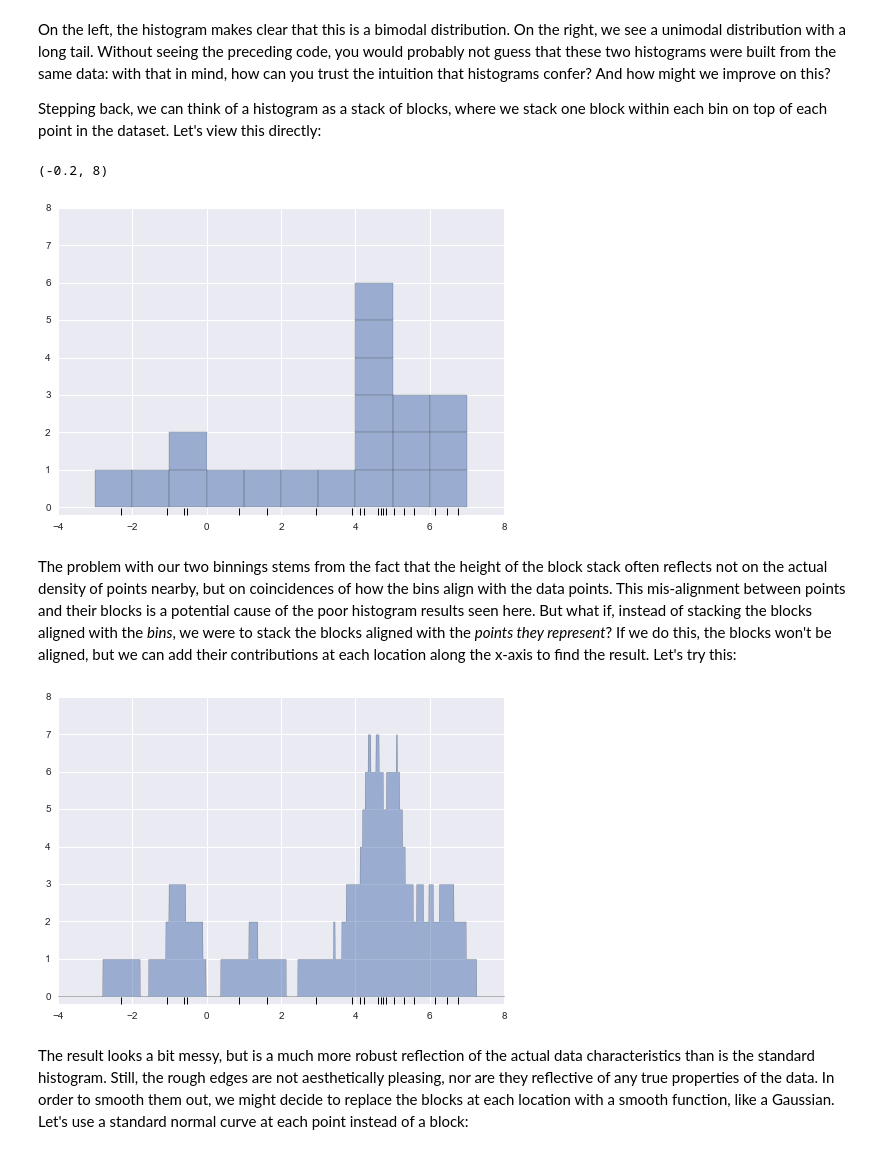
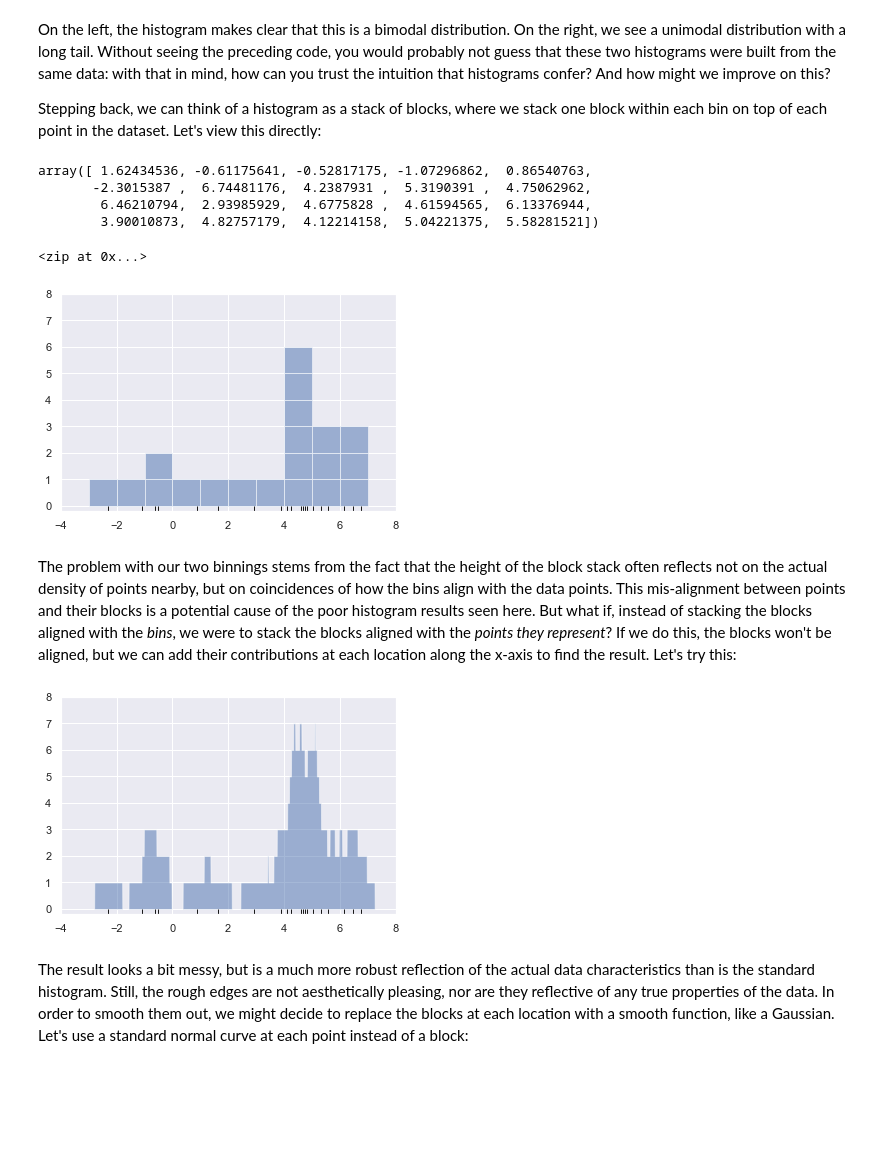
Before and after one commit to Mar111tiN/PythonDataScienceHandbook, a Jupyter notebook: notebooks/05.13-Kernel-Density-Estimation.ipynb, the cells around one changed output. Saved outputs shown, nothing was run; the diff lists cells and outputs as text; code cells hidden in the pictures; blank space fills up the shorter version.

```diff
--- a/notebooks/05.13-Kernel-Density-Estimation.ipynb
+++ b/notebooks/05.13-Kernel-Density-Estimation.ipynb
@@ -34,10 +34,12 @@ A histogram divides the data into discrete bins, counts the number of points tha
 
 For example, let's create some data that is drawn from two normal distributions:
 # %%
-def make_data(N, f=0.3, rseed=1):
+def make_data(N, fraction=0.3, rseed=1):
     rand = np.random.RandomState(rseed)
+    # get random numbers spread around 0
     x = rand.randn(N)
-    x[int(f * N):] += 5
+    # for a fraction (1-f), get random numbers spread around 5
+    x[int(fraction * N):] += 5
     return x
 
 x = make_data(1000)
@@ -71,7 +76,7 @@ fig, ax = plt.subplots(1, 2, figsize=(12, 4),
                                    'ylim':(-0.02, 0.3)})
 fig.subplots_adjust(wspace=0.05)
 for i, offset in enumerate([0.0, 0.6]):
-    ax[i].hist(x, bins=bins + offset, normed=True)
-    ax[i].plot(x, np.full_like(x, -0.01), '|k',
+    _ = ax[i].hist(x, bins=bins + offset, density=True)
+    _ = ax[i].plot(x, np.full_like(x, -0.01), '|k',
                markeredgewidth=1)
 # %% [output]
@@ -84,20 +89,40 @@ And how might we improve on this?
 
 Stepping back, we can think of a histogram as a stack of blocks, where we stack one block within each bin on top of each point in the dataset.
 Let's view this directly:
+# %%
+bins = np.arange(-3, 8)
+x
+# %% [output]
+array([ 1.62434536, -0.61175641, -0.52817175, -1.07296862,  0.86540763,
+       -2.3015387 ,  6.74481176,  4.2387931 ,  5.3190391 ,  4.75062962,
+        6.46210794,  2.93985929,  4.6775828 ,  4.61594565,  6.13376944,
+        3.90010873,  4.82757179,  4.12214158,  5.04221375,  5.58281521])
+# %%
+zip(*np.histogram(x,bins))
+# %% [output]
+<zip at 0x...>
 # %%
 fig, ax = plt.subplots()
 bins = np.arange(-3, 8)
+# for every point, plot a short line
 ax.plot(x, np.full_like(x, -0.1), '|k',
         markeredgewidth=1)
+
+# make count, left-edge pairs for all bins
 for count, edge in zip(*np.histogram(x, bins)):
+    # for every count, increment y-coord of added rectangle
     for i in range(count):
-        ax.add_patch(plt.Rectangle((edge, i), 1, 1,
-                                   alpha=0.5))
+        # plot a Rectangle (is a patch artist)
+        _ = ax.add_patch(plt.Rectangle(
+            xy=(edge, i),    # bottom-left coords
+            width=1,
+            height=1,
+            alpha=0.5)
+                        )
 ax.set_xlim(-4, 8)
-ax.set_ylim(-0.2, 8)
+ax.set_ylim(-0.2, 8);
 # %% [output]
-(-0.2, 8)
-[figure, old version]
+[figure, new version]
 # %% [markdown]
 The problem with our two binnings stems from the fact that the height of the block stack often reflects not on the actual density of points nearby, but on coincidences of how the bins align with the data points.
 This mis-alignment between points and their blocks is a potential cause of the poor histogram results seen here.
@@ -105,7 +130,11 @@ But what if, instead of stacking the blocks aligned with the *bins*, we were to
 If we do this, the blocks won't be aligned, but we can add their contributions at each location along the x-axis to find the result.
 Let's try this:
 # %%
+# make a tight linspace
 x_d = np.linspace(-4, 8, 2000)
+# create a list (generator) of boolean arrays listing for every x-value if x_d is close to it
+# summing up the generator creates the density for every point
+# choosing 0.5 gives the scanning range a width of 1
 density = sum((abs(xi - x_d) < 0.5) for xi in x)
 
 plt.fill_between(x_d, density, alpha=0.5)
@@ -113,7 +142,7 @@ plt.plot(x, np.full_like(x, -0.1), '|k', markeredgewidth=1)
 
 plt.axis([-4, 8, -0.2, 8]);
 # %% [output]
-[figure, old version]
+[figure, new version]
 # %% [markdown]
 The result looks a bit messy, but is a much more robust reflection of the actual data characteristics than is the standard histogram.
 Still, the rough edges are not aesthetically pleasing, nor are they reflective of any true properties of the data.
```
Also changed, not shown: parts of 21 cells of this notebook, 7 other files.
